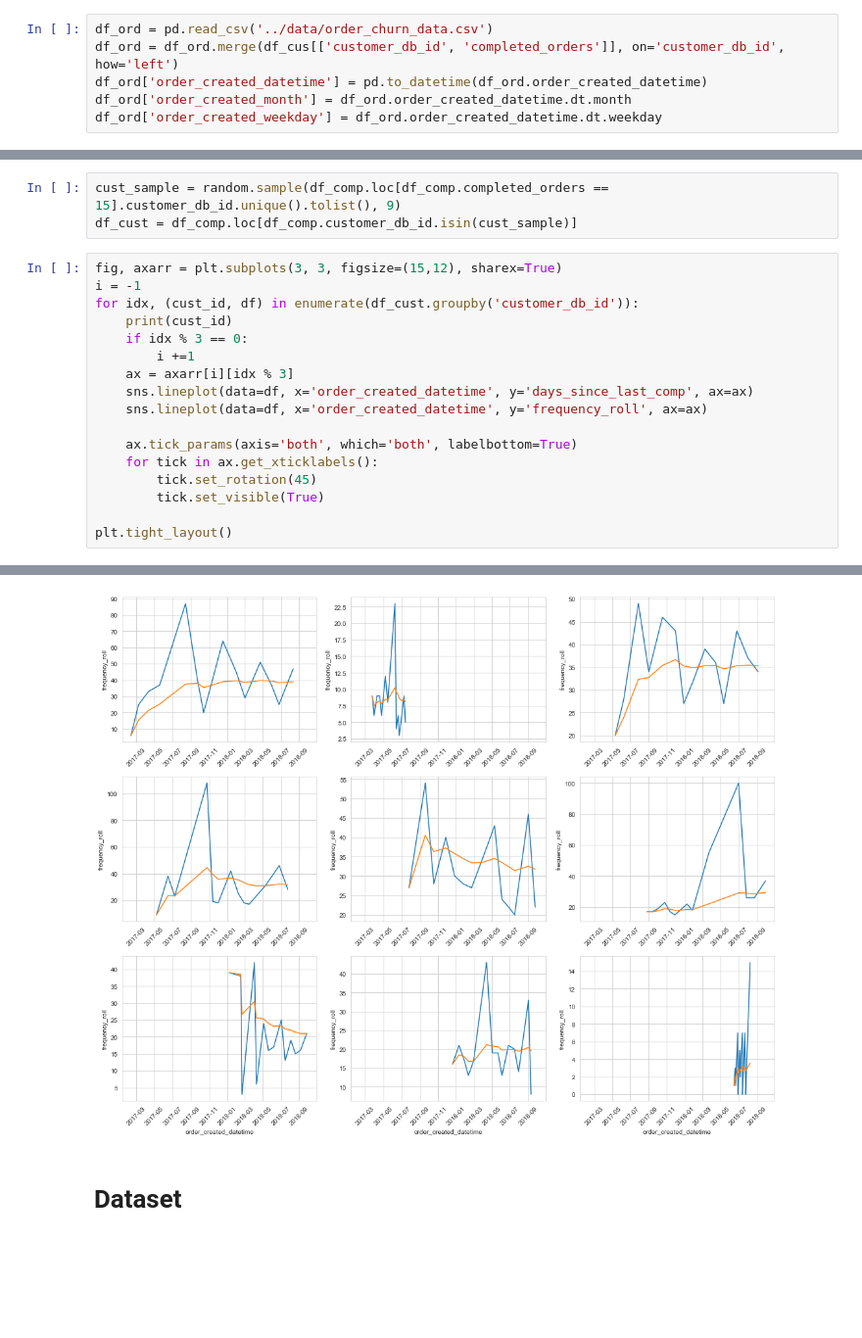
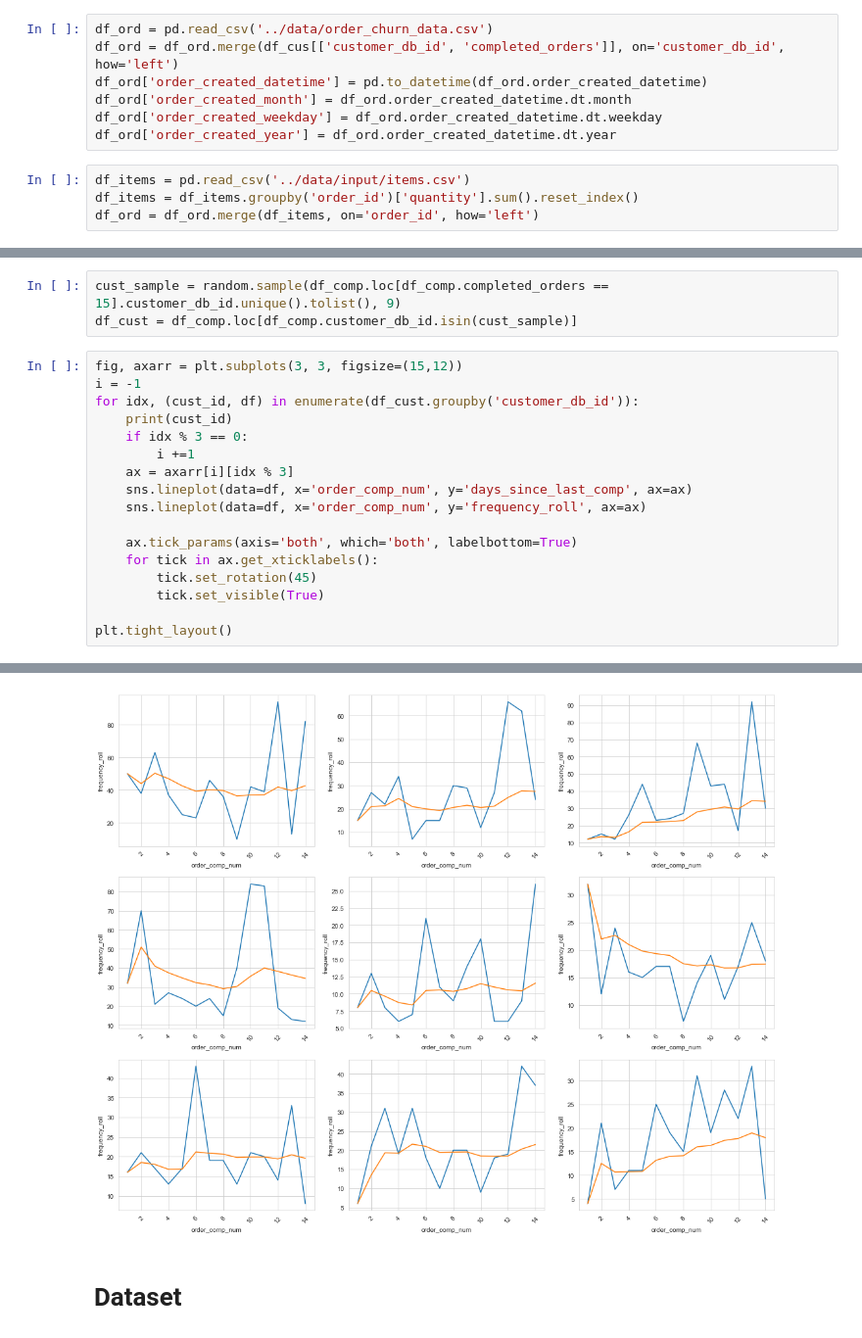
Before and after one commit to zipjet/bi-churn-analysis, a Jupyter notebook: python/churn_predictions.ipynb, the cells around one changed output, grey strips where cells are left out. Shown at 98% size. Saved outputs shown, nothing was run; the diff lists cells and outputs as text; blank space fills up the shorter version.

```diff
--- a/python/churn_predictions.ipynb
+++ b/python/churn_predictions.ipynb
@@ -33,6 +33,11 @@ df_ord = df_ord.merge(df_cus[['customer_db_id', 'completed_orders']], on='custom
 df_ord['order_created_datetime'] = pd.to_datetime(df_ord.order_created_datetime)
 df_ord['order_created_month'] = df_ord.order_created_datetime.dt.month
 df_ord['order_created_weekday'] = df_ord.order_created_datetime.dt.weekday
+df_ord['order_created_year'] = df_ord.order_created_datetime.dt.year
+# %%
+df_items = pd.read_csv('../data/input/items.csv')
+df_items = df_items.groupby('order_id')['quantity'].sum().reset_index()
+df_ord = df_ord.merge(df_items, on='order_id', how='left')
 # %% [markdown]
 # Filter data
 # %%
@@ -80,15 +70,15 @@ df_comp.sort_values(['customer_db_id', 'order_created_datetime']).head(10)
 cust_sample = random.sample(df_comp.loc[df_comp.completed_orders == 15].customer_db_id.unique().tolist(), 9)
 df_cust = df_comp.loc[df_comp.customer_db_id.isin(cust_sample)]
 # %%
-fig, axarr = plt.subplots(3, 3, figsize=(15,12), sharex=True)
+fig, axarr = plt.subplots(3, 3, figsize=(15,12))
 i = -1
 for idx, (cust_id, df) in enumerate(df_cust.groupby('customer_db_id')):
     print(cust_id)
     if idx % 3 == 0:
         i +=1
     ax = axarr[i][idx % 3]
-    sns.lineplot(data=df, x='order_created_datetime', y='days_since_last_comp', ax=ax)
-    sns.lineplot(data=df, x='order_created_datetime', y='frequency_roll', ax=ax)
+    sns.lineplot(data=df, x='order_comp_num', y='days_since_last_comp', ax=ax)
+    sns.lineplot(data=df, x='order_comp_num', y='frequency_roll', ax=ax)
 
     ax.tick_params(axis='both', which='both', labelbottom=True)
     for tick in ax.get_xticklabels():
@@ -109,3 +99,3 @@ plt.tight_layout()
-[figure, old version]
+[figure, new version]
 # %% [markdown]
 # Dataset
```
Also changed, not shown: parts of 47 cells of this notebook.
